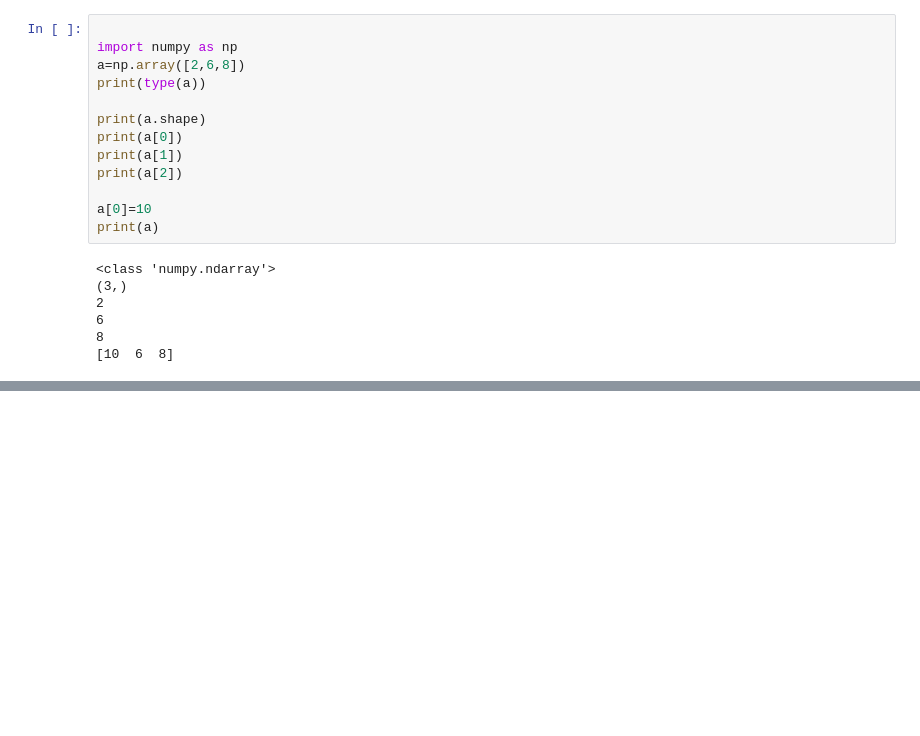
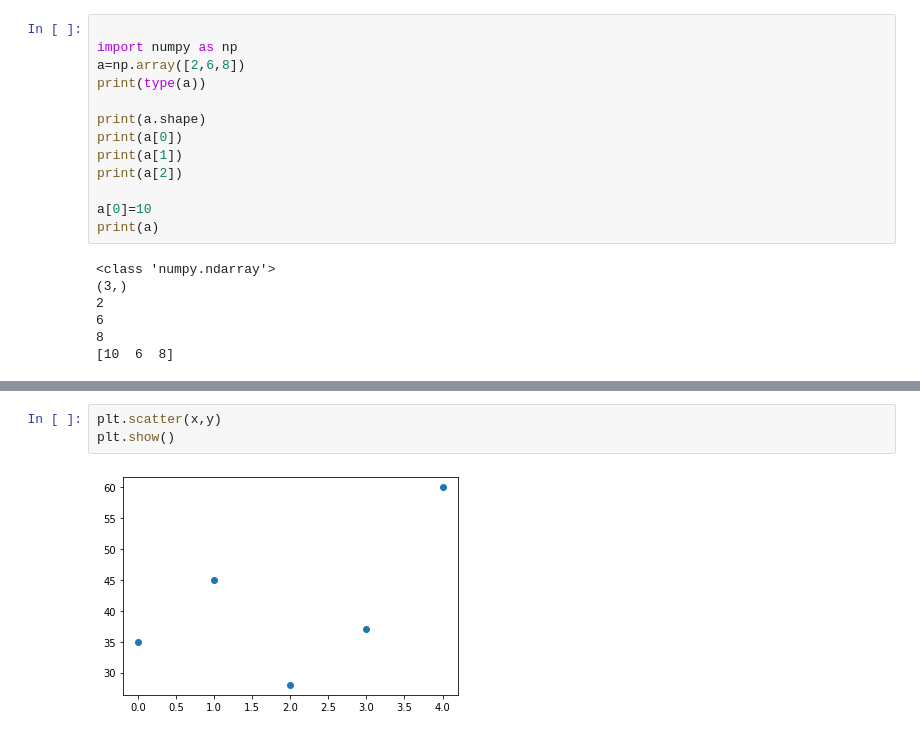
Before and after one commit to srikodavalluri/python, a Jupyter notebook: Copy_of_Python.ipynb, the cells around one changed output, grey strips where cells are left out. Drawn from its saved outputs; the diff is of its cells as text; blank space fills up the shorter version.

```diff
--- a/Copy_of_Python.ipynb
+++ b/Copy_of_Python.ipynb
@@ -1533,0 +2023,5 @@ print(a)
+# %%
+plt.scatter(x,y)
+plt.show()
+# %% [output]
+[figure, added]
```
Also changed, not shown: parts of 69 cells of this notebook.
